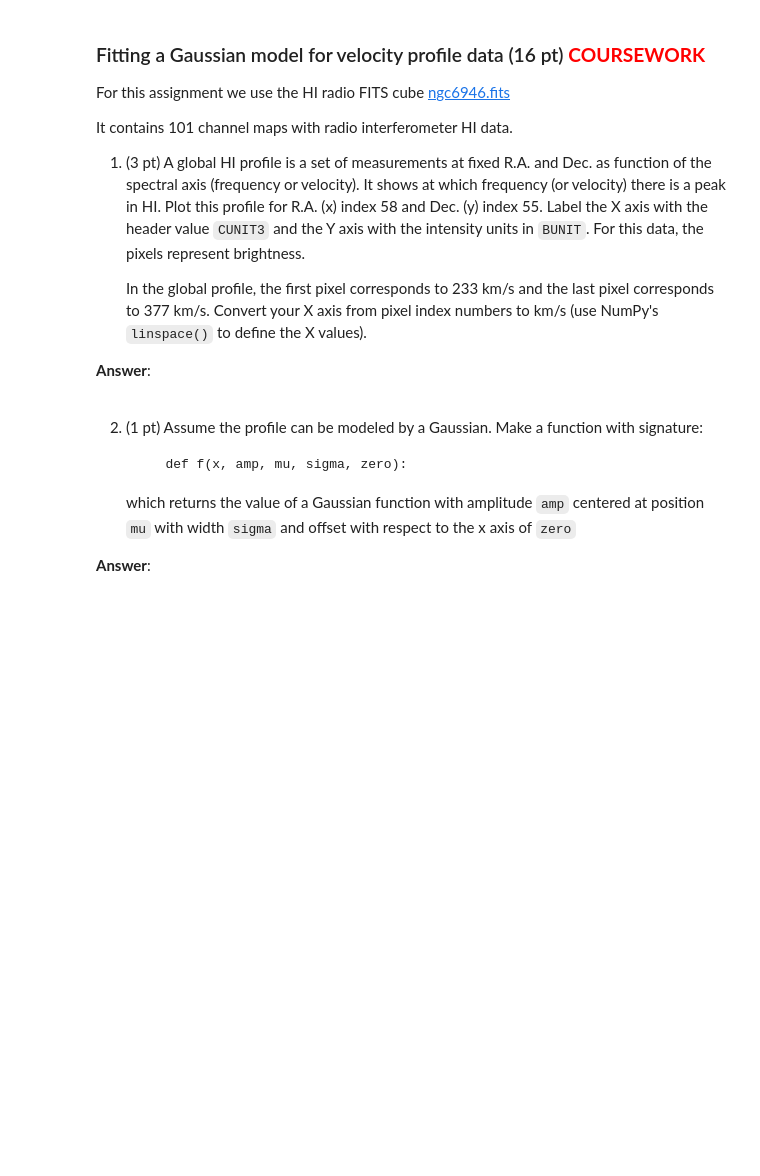
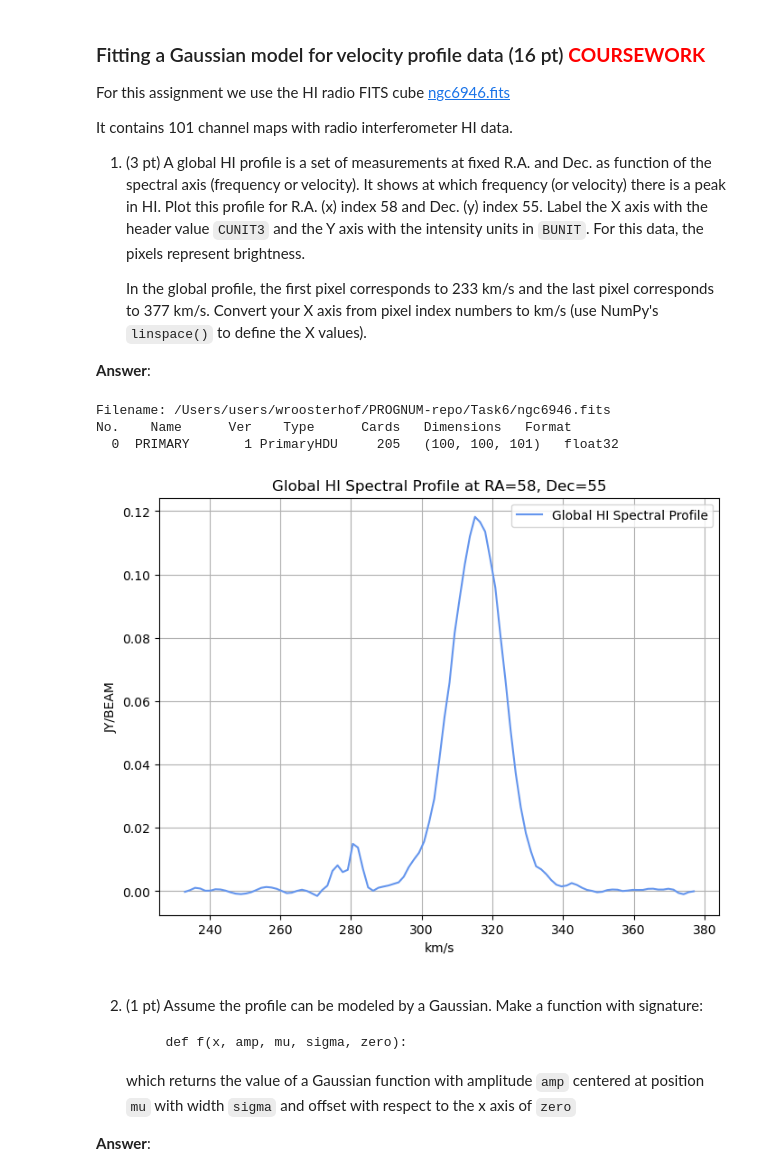
Before and after one commit to wendyr07/PROGNUM-repo, a Jupyter notebook: Task7/Notebooks/coursework_week7.ipynb, the cells around one changed output. Drawn from its saved outputs; the diff is of its cells as text; code cells hidden in the pictures; blank space fills up the shorter version.

```diff
--- a/Task7/Notebooks/coursework_week7.ipynb
+++ b/Task7/Notebooks/coursework_week7.ipynb
@@ -82,6 +140,38 @@ It contains 101 channel maps with radio interferometer HI data.
    Convert your X axis from pixel index numbers to km/s (use NumPy's ``linspace()`` to define the X values).
 
 **Answer**:
+# %%
+import numpy as np
+from matplotlib import pyplot as plt
+from astropy.io import fits
+
+#Importing the fits file.
+hdulist = fits.open('~/PROGNUM-repo/Task6/ngc6946.fits')
+dat = hdulist[0].data
+hdulist.info()
+hdr = hdulist[0].header
+
+profile = dat[:,55,58] #Slicing the data for given specifications.
+
+v_start = 233
+v_end = 377
+velocity = np.linspace(v_start, v_end, len(profile))
+
+#Plotting global HI spectral profile.
+fig = plt.figure(figsize = (8,6))
+frame = fig.add_subplot(1,1,1)
+plt.plot(velocity, profile, color = "cornflowerblue", label = "Global HI Spectral Profile")
+frame.set_xlabel(hdr["CUNIT3"])
+frame.set_ylabel(hdr["BUNIT"])
+frame.set_title("Global HI Spectral Profile at RA=58, Dec=55")
+frame.legend()
+frame.grid()
+plt.show()
+# %% [output]
+Filename: /Users/users/wroosterhof/PROGNUM-repo/Task6/ngc6946.fits
+No.    Name      Ver    Type      Cards   Dimensions   Format
+  0  PRIMARY       1 PrimaryHDU     205   (100, 100, 101)   float32
+[figure, added]
 # %%
 # Leave unaltered
 totalpoints += 3
```
Also changed, not shown: parts of 2 cells of this notebook, 2 other files.
